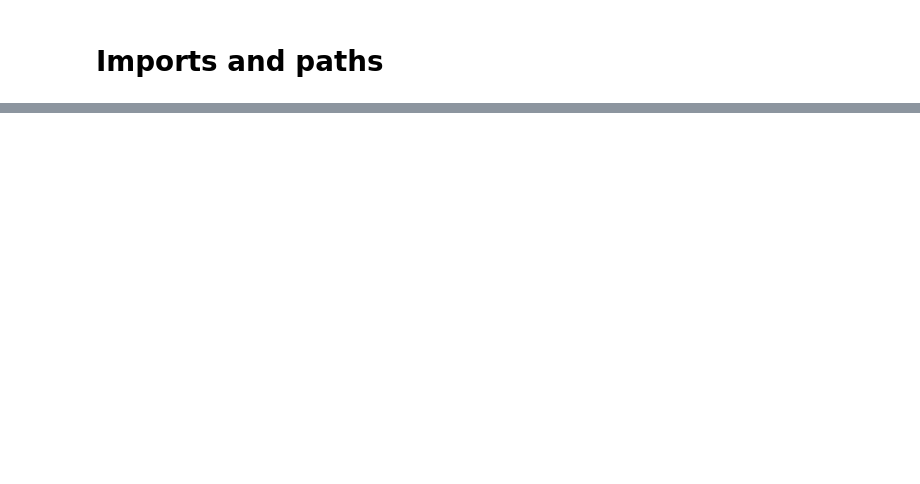
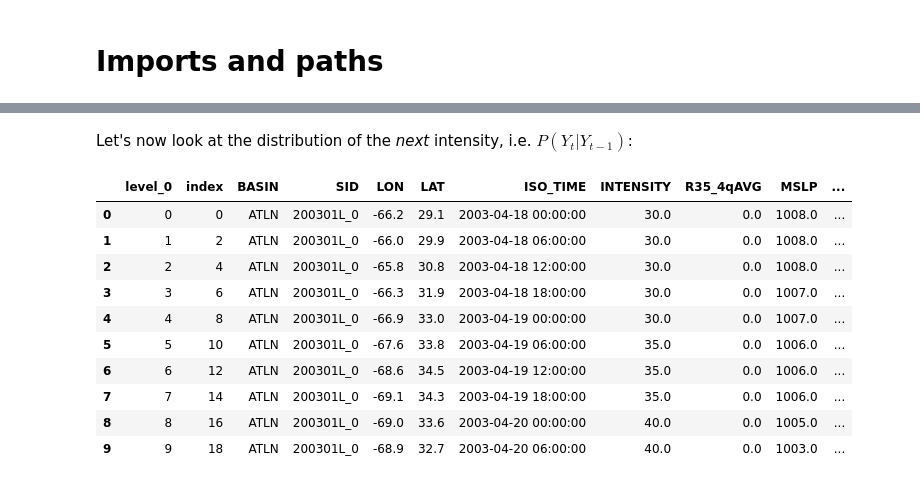
Before and after one commit to dauvillc/tc_probabilistic_forecasting, a Jupyter notebook: notebooks/explore_tcir.ipynb, the cells around one changed output, grey strips where cells are left out. Saved outputs shown, nothing was run; the diff lists cells and outputs as text; code cells hidden in the pictures; blank space fills up the shorter version.

```diff
--- a/notebooks/explore_tcir.ipynb
+++ b/notebooks/explore_tcir.ipynb
@@ -352,0 +41,18 @@ array(0)
+# %% [markdown]
+Let's now look at the distribution of the *next* intensity, i.e. $P(Y_t|Y_{t-1})$:
+# %%
+tcir_info['NEXT_INTENSITY'] = tcir_info['INTENSITY'].shift(-1)
+tcir_info['DELTA_INTENSITY'] = (tcir_info['NEXT_INTENSITY'] - tcir_info['INTENSITY']).dropna(axis='rows')
+tcir_info.head(10)
+# %% [output]
+|  | level_0 | index | BASIN | SID | LON | LAT | ISO_TIME | INTENSITY | R35_4qAVG | MSLP | ... |
+| 0 | 0 | 0 | ATLN | 200301L_0 | -66.2 | 29.1 | 2003-04-18 00:00:00 | 30.0 | 0.0 | 1008.0 | ... |
+| 1 | 1 | 2 | ATLN | 200301L_0 | -66.0 | 29.9 | 2003-04-18 06:00:00 | 30.0 | 0.0 | 1008.0 | ... |
+| 2 | 2 | 4 | ATLN | 200301L_0 | -65.8 | 30.8 | 2003-04-18 12:00:00 | 30.0 | 0.0 | 1008.0 | ... |
+| 3 | 3 | 6 | ATLN | 200301L_0 | -66.3 | 31.9 | 2003-04-18 18:00:00 | 30.0 | 0.0 | 1007.0 | ... |
+| 4 | 4 | 8 | ATLN | 200301L_0 | -66.9 | 33.0 | 2003-04-19 00:00:00 | 30.0 | 0.0 | 1007.0 | ... |
+| 5 | 5 | 10 | ATLN | 200301L_0 | -67.6 | 33.8 | 2003-04-19 06:00:00 | 35.0 | 0.0 | 1006.0 | ... |
+| 6 | 6 | 12 | ATLN | 200301L_0 | -68.6 | 34.5 | 2003-04-19 12:00:00 | 35.0 | 0.0 | 1006.0 | ... |
+| 7 | 7 | 14 | ATLN | 200301L_0 | -69.1 | 34.3 | 2003-04-19 18:00:00 | 35.0 | 0.0 | 1006.0 | ... |
+| 8 | 8 | 16 | ATLN | 200301L_0 | -69.0 | 33.6 | 2003-04-20 00:00:00 | 40.0 | 0.0 | 1005.0 | ... |
+| 9 | 9 | 18 | ATLN | 200301L_0 | -68.9 | 32.7 | 2003-04-20 06:00:00 | 40.0 | 0.0 | 1003.0 | ... |
```
Also changed, not shown: parts of 71 cells of this notebook.
